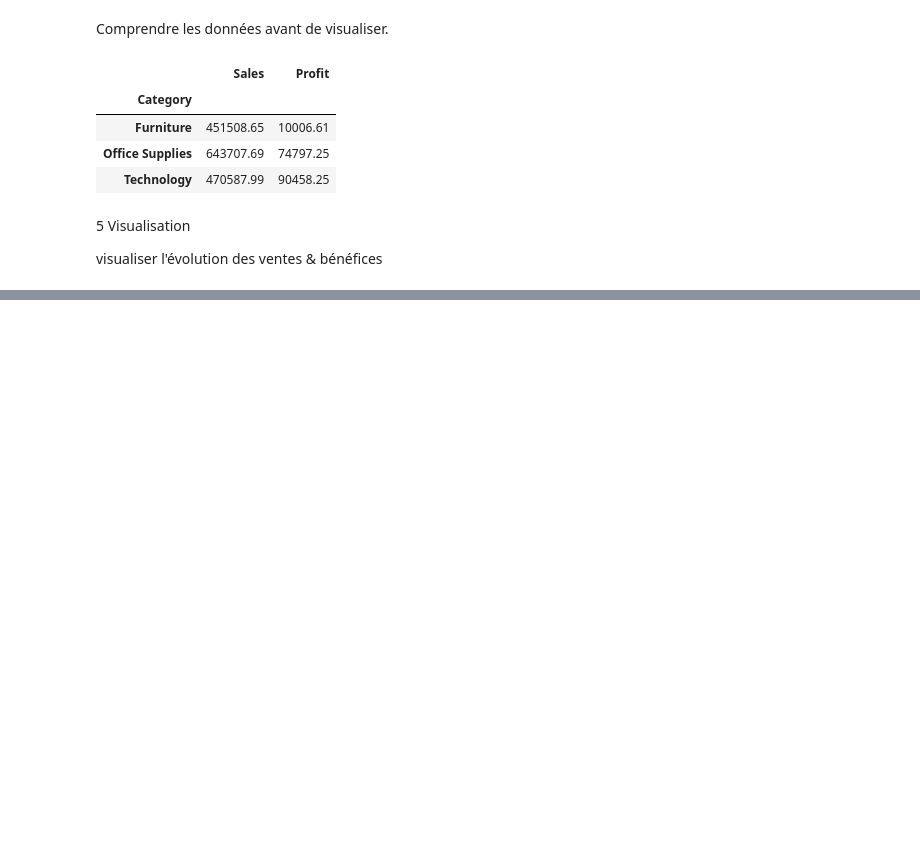
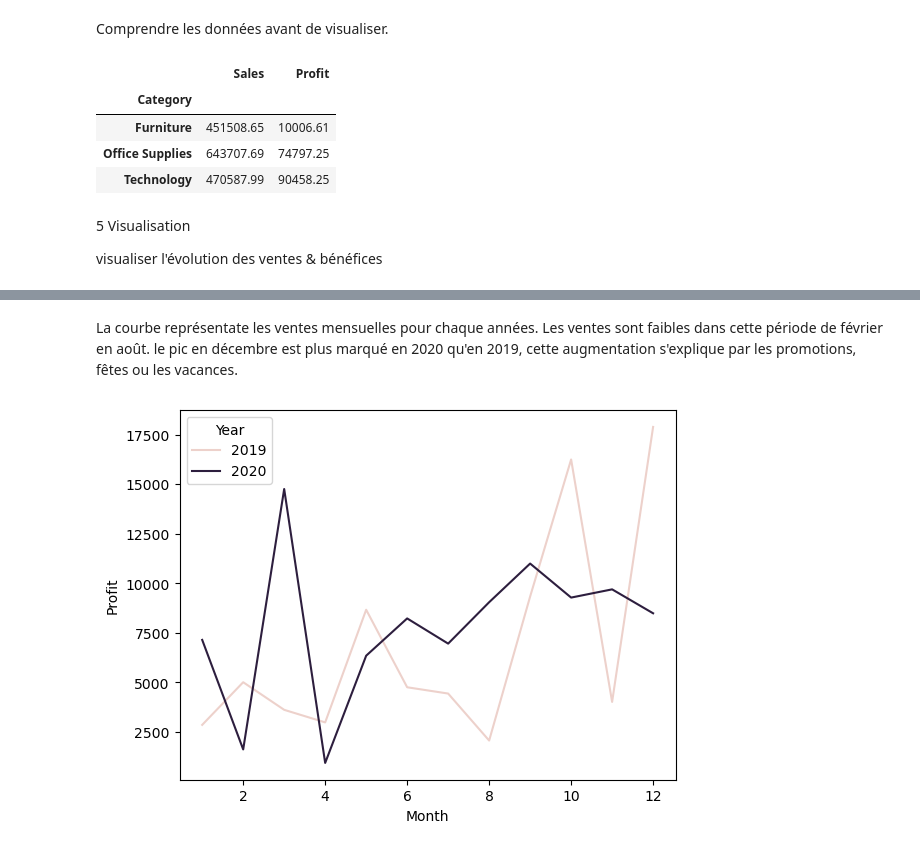
Before and after one commit to naimanm/projetn, a Jupyter notebook: Main/BusinessIntelligence.ipynb, the cells around one changed output, grey strips where cells are left out. Cells and saved outputs as stored; diff of their text form; code cells hidden in the pictures; blank space fills up the shorter version.

```diff
--- a/Main/BusinessIntelligence.ipynb
+++ b/Main/BusinessIntelligence.ipynb
@@ -92,0 +94,12 @@ plt.show()
+# %% [markdown]
+La courbe représentate les ventes mensuelles pour chaque années.
+Les ventes sont faibles dans cette période de février en août.
+le pic en décembre est plus marqué en 2020 qu'en 2019, cette augmentation s'explique par les promotions, fêtes ou les vacances.
+# %%
+#courbes des bénéfices par mois/an
+benefices = df.groupby(['Year','Month'])[['Profit']].sum().reset_index()
+# regroupe
+sns.lineplot(data=benefices, x='Month', y='Profit', hue='Year')
+plt.show()
+# %% [output]
+[figure, added]
```
Also changed, not shown: parts of 2 cells of this notebook.
